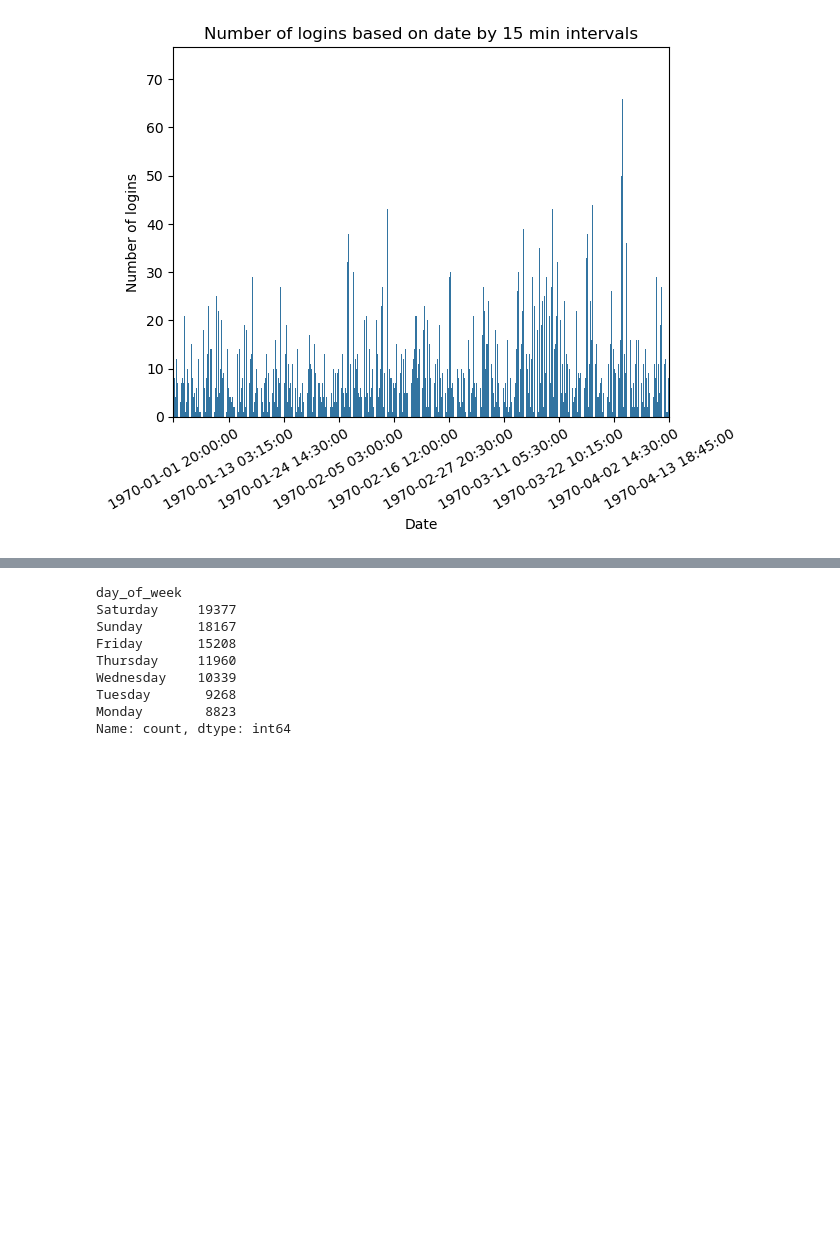
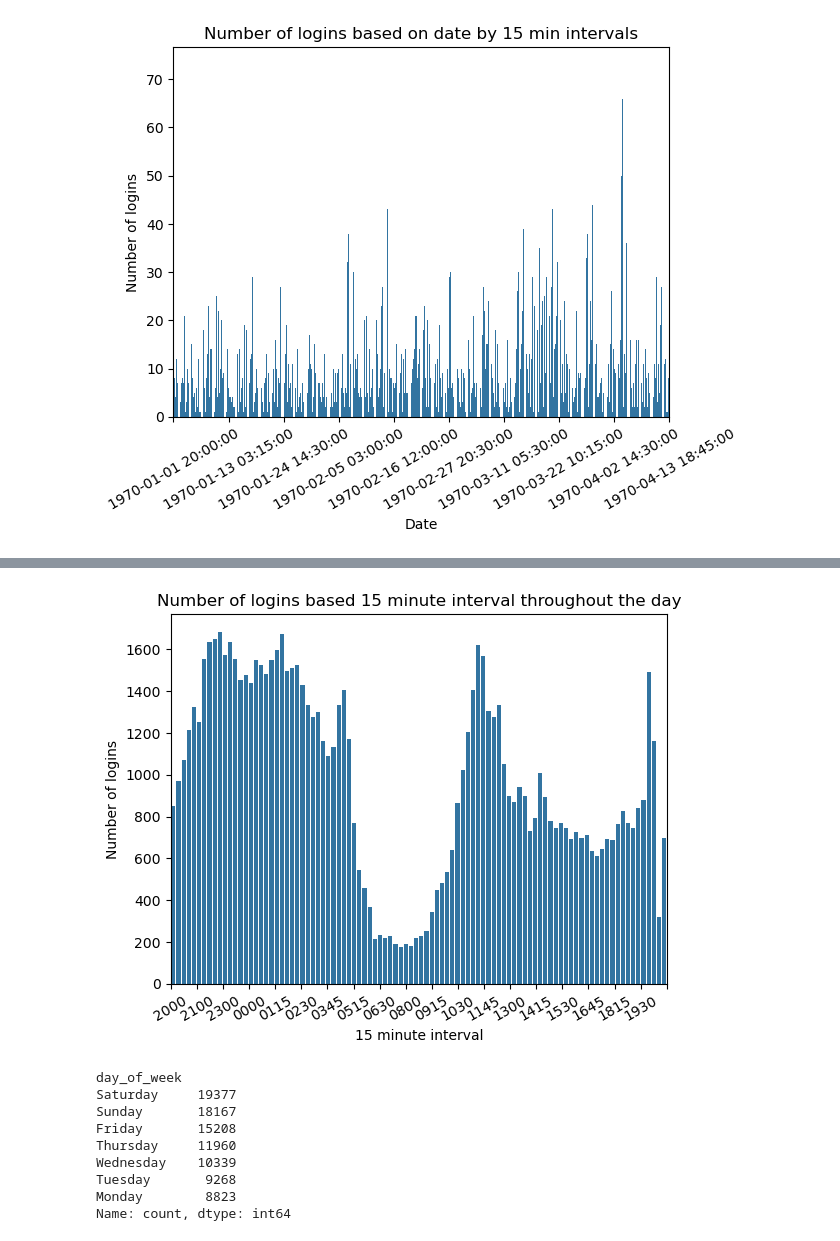
Before and after one commit to coldzonemt/ultimate_challenge, a Jupyter notebook: Ultimate Part 1.ipynb, the cells around one changed output, grey strips where cells are left out. Cells and saved outputs as stored; diff of their text form; code cells hidden in the pictures; blank space fills up the shorter version.

```diff
--- a/Ultimate Part 1.ipynb
+++ b/Ultimate Part 1.ipynb
@@ -59,3 +59,6 @@ _plot.set_ylabel('Number of logins');
 plt.xticks(rotation=30);
 # %% [output]
 [figure]
+# %%
+df['15min'] = df['15min_interval'].dt.strftime('%H%M')
+df.head()
@@ -62,3 +72,12 @@ plt.xticks(rotation=30);
+# %%
+_plot = sns.countplot(x='15min', data=df)
+_plot.set_title('Number of logins based 15 minute interval throughout the day')
+_plot.set_xlabel('15 minute interval')
+_plot.set_ylabel('Number of logins')
+_plot.xaxis.set_major_locator(ticker.LinearLocator(20))
+plt.xticks(rotation=30);
+# %% [output]
+[figure, added]
 # %%
 df['day_of_week'] = df['login_time'].dt.day_name()
 # %%
```
Also changed, not shown: parts of 2 cells of this notebook, 1 other file.
